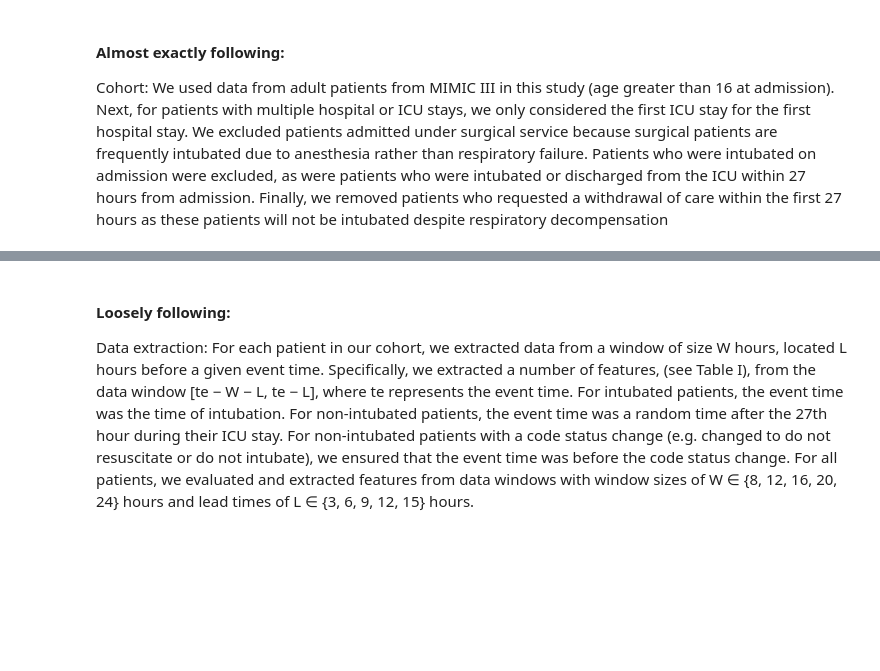
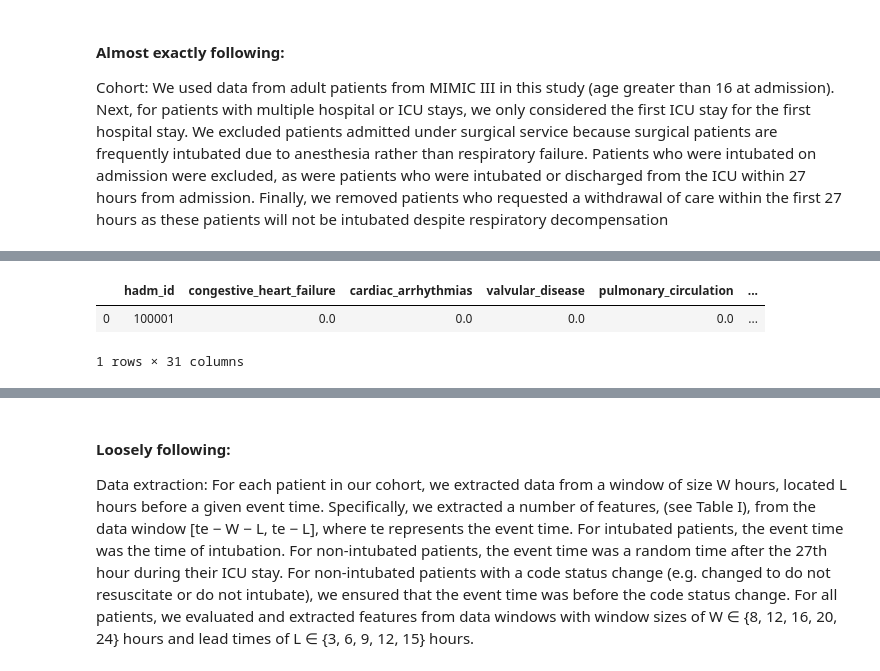
Before and after one commit to gstef80/MAgEC, a Jupyter notebook: MIMIC_MV.ipynb, the cells around one changed output, grey strips where cells are left out. Cells and saved outputs as stored; diff of their text form; code cells hidden in the pictures; blank space fills up the shorter version.

```diff
--- a/MIMIC_MV.ipynb
+++ b/MIMIC_MV.ipynb
@@ -159,4 +206,8 @@ conn.execute('SET search_path to ' + schema_name)
 # %%
 df_comob = pd.read_sql(comob_query(), conn)
 # %%
-df_comob.head()
+df_comob.head(1)
+# %% [output]
+|  | hadm_id | congestive_heart_failure | cardiac_arrhythmias | valvular_disease | pulmonary_circulation | ... |
+| 0 | 100001 | 0.0 | 0.0 | 0.0 | 0.0 | ... |
+1 rows × 31 columns
```
Also changed, not shown: parts of 25 cells of this notebook.
